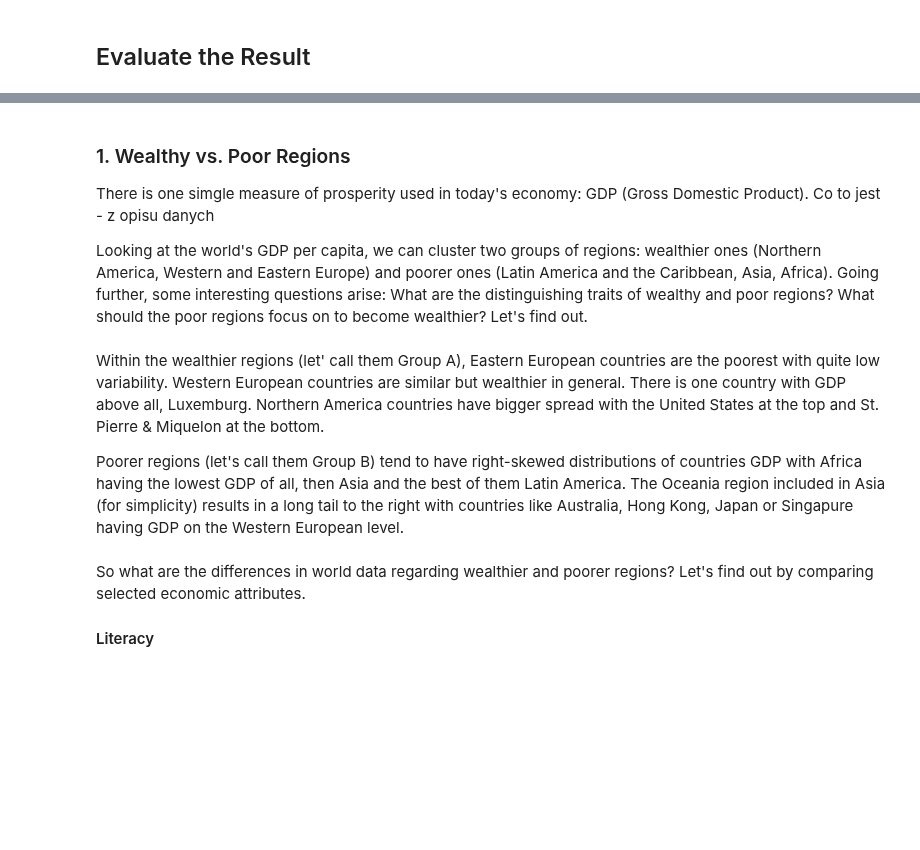
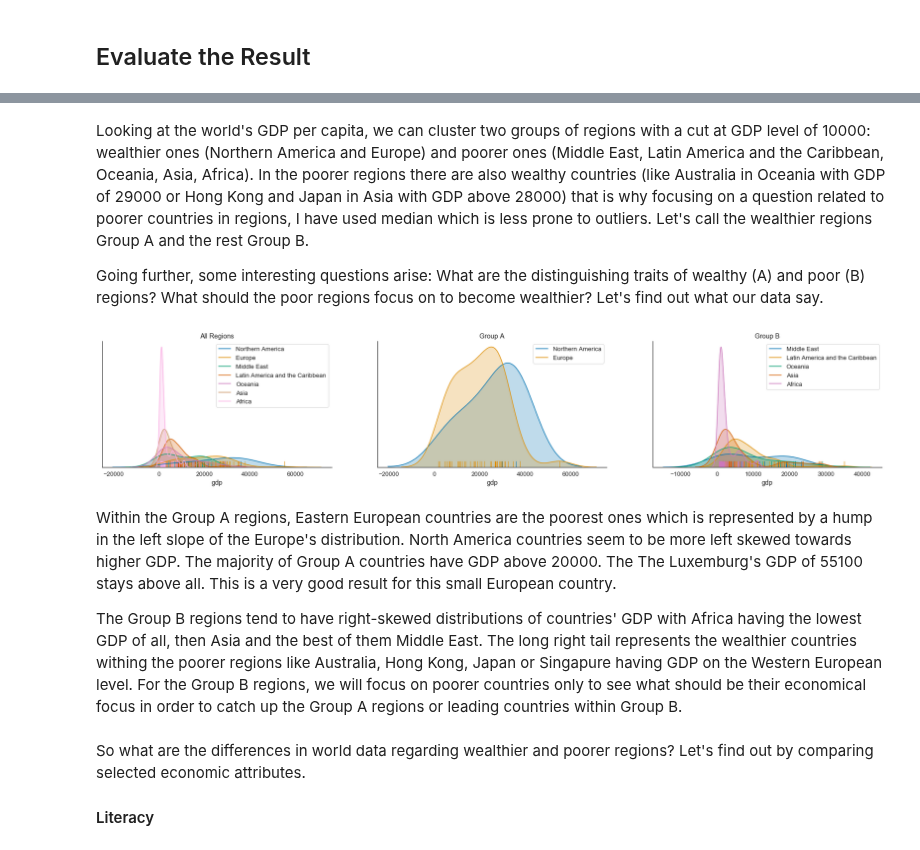
Before and after one commit to ksatola/Countries-of-the-World, a Jupyter notebook: workbook.ipynb, the cells around one changed output, grey strips where cells are left out. Cells and saved outputs as stored; diff of their text form; code cells hidden in the pictures; blank space fills up the shorter version.

```diff
--- a/workbook.ipynb
+++ b/workbook.ipynb
@@ -839,5 +856,4 @@ plt.show();
 # %% [markdown]
-### 1. Wealthy vs. Poor Regions
-There is one simgle measure of prosperity used in today's economy: GDP (Gross Domestic Product). Co to jest - z opisu danych
+Looking at the world's GDP per capita, we can cluster two groups of regions with a cut at GDP level of 10000: wealthier ones (Northern America and Europe) and poorer ones (Middle East, Latin America and the Caribbean, Oceania, Asia, Africa). In the poorer regions there are also wealthy countries (like Australia in Oceania with GDP of 29000 or Hong Kong and Japan in Asia with GDP above 28000) that is why focusing on a question related to poorer countries in regions, I have used median which is less prone to outliers. Let's call the wealthier regions Group A and the rest Group B.
 
-Looking at the world's GDP per capita, we can cluster two groups of regions: wealthier ones (Northern America, Western and Eastern Europe) and poorer ones (Latin America and the Caribbean, Asia, Africa). Going further, some interesting questions arise: What are the distinguishing traits of wealthy and poor regions? What should the poor regions focus on to become wealthier? Let's find out.
+Going further, some interesting questions arise: What are the distinguishing traits of wealthy (A) and poor (B) regions? What should the poor regions focus on to become wealthier? Let's find out what our data say.
@@ -850,43 +860,47 @@ df_gdp
 # %%
 sns.set(style="white", font_scale=1.2, palette='colorblind')
 f, axes = plt.subplots(1, 3, figsize=(30, 5))
 
 sns.despine()
 
 # World's GDP
-g = sns.distplot(df[df['region2'] == 'Asia'].gdp, label='Asia', hist=False, rug=True, kde_kws={"shade":True}, ax=axes[0])
+g = sns.distplot(df[df['region2'] == 'Northern America'].gdp, label='Northern America', hist=False, rug=True, kde_kws={"shade":True}, ax=axes[0])
+sns.distplot(df[df['region2'] == 'Europe'].gdp, label='Europe', hist=False, rug=True, kde_kws={"shade":True}, ax=axes[0])
+sns.distplot(df[df['region2'] == 'Middle East'].gdp, label='Middle East', hist=False, rug=True, kde_kws={"shade":True}, ax=axes[0])
+sns.distplot(df[df['region2'] == 'Latin America and the Caribbean'].gdp, label='Latin America and the Caribbean', hist=False, rug=True, kde_kws={"shade":True}, ax=axes[0])
+sns.distplot(df[df['region2'] == 'Oceania'].gdp, label='Oceania', hist=False, rug=True, kde_kws={"shade":True}, ax=axes[0])
+sns.distplot(df[df['region2'] == 'Asia'].gdp, label='Asia', hist=False, rug=True, kde_kws={"shade":True}, ax=axes[0])
 sns.distplot(df[df['region2'] == 'Africa'].gdp, label='Africa', hist=False, rug=True, kde_kws={"shade":True}, ax=axes[0])
-sns.distplot(df[df['region2'] == 'Western Europe'].gdp, label='Western Europe', hist=False, rug=True, kde_kws={"shade":True}, ax=axes[0])
-sns.distplot(df[df['region2'] == 'Eastern Europe'].gdp, label='Eastern Europe', hist=False, rug=True, kde_kws={"shade":True}, ax=axes[0])
-sns.distplot(df[df['region2'] == 'Latin America and the Caribbean'].gdp, label='Latin America and the Caribbean', hist=False, rug=True, kde_kws={"shade":True}, ax=axes[0])
-sns.distplot(df[df['region2'] == 'Northern America'].gdp, label='Northern America', hist=False, rug=True, kde_kws={"shade":True}, ax=axes[0])
 
 g.set(yticklabels=[])
 g.set(title='All Regions')
 g.legend(loc='upper right')
 
-# Poor Regions' GDP
-g = sns.distplot(df[df['region2'] == 'Western Europe'].gdp, label='Western Europe', hist=False, rug=True, kde_kws={"shade":True}, ax=axes[1])
-sns.distplot(df[df['region2'] == 'Eastern Europe'].gdp, label='Eastern Europe', hist=False, rug=True, kde_kws={"shade":True}, ax=axes[1])
-sns.distplot(df[df['region2'] == 'Northern America'].gdp, label='Northern America', hist=False, rug=True, kde_kws={"shade":True}, ax=axes[1])
+# Wealthy Regions' GDP
+g = sns.distplot(df[df['region2'] == 'Northern America'].gdp, label='Northern America', hist=False, rug=True, kde_kws={"shade":True}, ax=axes[1])
+sns.distplot(df[df['region2'] == 'Europe'].gdp, label='Europe', hist=False, rug=True, kde_kws={"shade":True}, ax=axes[1])
 
 g.set(yticklabels=[])
 g.set(title='Group A')
 
-# Wealthy Regions' GDP
-g = sns.distplot(df[df['region2'] == 'Asia'].gdp, label='Asia', hist=False, rug=True, kde_kws={"shade":True}, ax=axes[2])
+# Poor Regions' GDP
+g = sns.distplot(df[df['region2'] == 'Middle East'].gdp, label='Middle East', hist=False, rug=True, kde_kws={"shade":True}, ax=axes[2])
+sns.distplot(df[df['region2'] == 'Latin America and the Caribbean'].gdp, label='Latin America and the Caribbean', hist=False, rug=True, kde_kws={"shade":True}, ax=axes[2])
+sns.distplot(df[df['region2'] == 'Oceania'].gdp, label='Oceania', hist=False, rug=True, kde_kws={"shade":True}, ax=axes[2])
+sns.distplot(df[df['region2'] == 'Asia'].gdp, label='Asia', hist=False, rug=True, kde_kws={"shade":True}, ax=axes[2])
 sns.distplot(df[df['region2'] == 'Africa'].gdp, label='Africa', hist=False, rug=True, kde_kws={"shade":True}, ax=axes[2])
-sns.distplot(df[df['region2'] == 'Latin America and the Caribbean'].gdp, label='Latin America and the Caribbean', hist=False, rug=True, kde_kws={"shade":True}, ax=axes[2])
 
 g.set(yticklabels=[])
 g.set(title='Group B')
 
 plt.savefig("./pics/gdp.png", dpi=600);
 plt.show();
+# %% [output]
+[figure, added]
-# %% [markdown]
-Within the wealthier regions (let' call them Group A), Eastern European countries are the poorest with quite low variability. Western European countries are similar but wealthier in general. There is one country with GDP above all, Luxemburg. Northern America countries have bigger spread with the United States at the top and St. Pierre & Miquelon at the bottom.
-
-Poorer regions (let's call them Group B) tend to have right-skewed distributions of countries GDP with Africa having the lowest GDP of all, then Asia and the best of them Latin America. The Oceania region included in Asia (for simplicity) results in a long tail to the right with countries like Australia, Hong Kong, Japan or Singapure having GDP on the Western European level.
+# %% [markdown]
+Within the Group A regions, Eastern European countries are the poorest ones which is represented by a hump in the left slope of the Europe's distribution. North America countries seem to be more left skewed towards higher GDP. The majority of Group A countries have GDP above 20000. The The Luxemburg's GDP of 55100 stays above all. This is a very good result for this small European country.
+
+The Group B regions tend to have right-skewed distributions of countries' GDP with Africa having the lowest GDP of all, then Asia and the best of them Middle East. The long right tail represents the wealthier countries withing the poorer regions like Australia, Hong Kong, Japan or Singapure having GDP on the Western European level. For the Group B regions, we will focus on poorer countries only to see what should be their economical focus in order to catch up the Group A regions or leading countries within Group B.
 # %%
 # Find outliers
 gpd_per_country_weur = df[df.region2 == "Western Europe"][['country', 'gdp']].sort_values(by=['gdp'], ascending=False)
```
Also changed, not shown: parts of 4 cells of this notebook, 1 other file.
